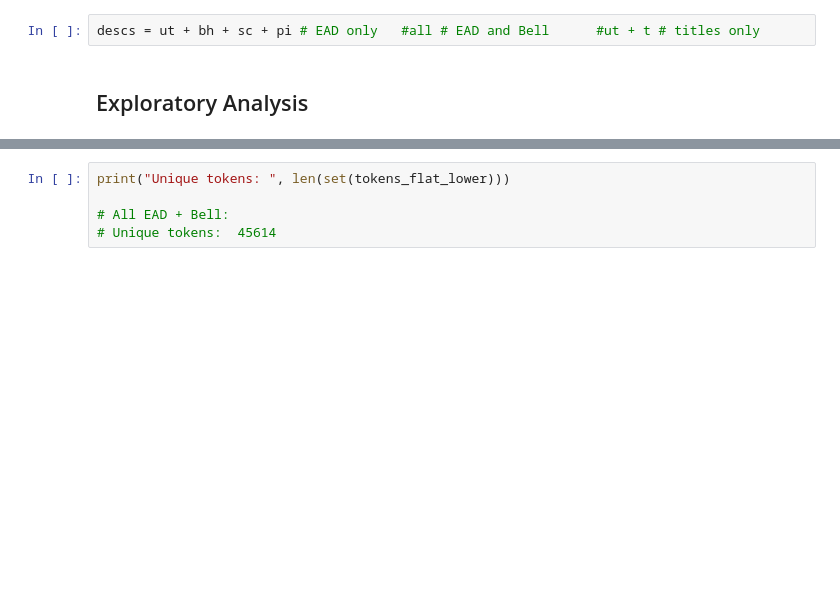
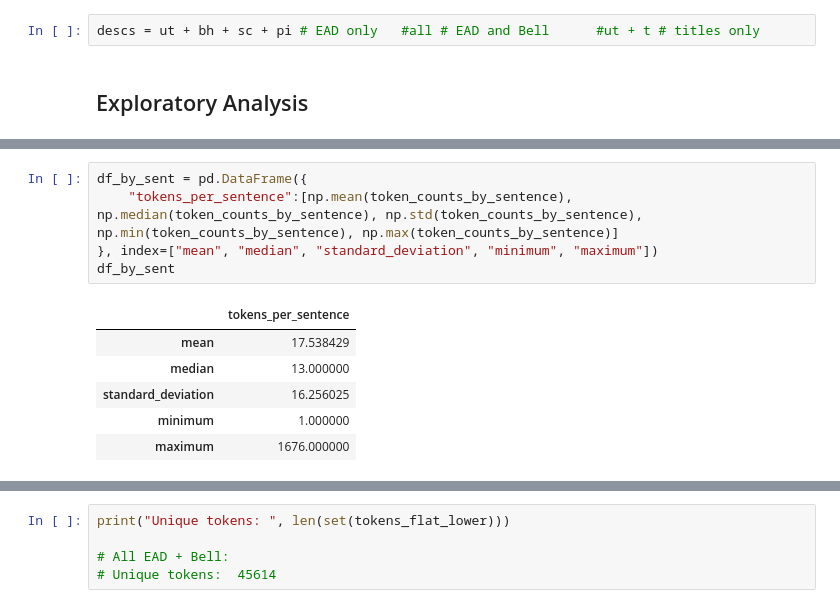
Before and after one commit to thegoose20/nusc, a Jupyter notebook: analysis_metadata.ipynb, the cells around one changed output, grey strips where cells are left out. Cells and saved outputs as stored; diff of their text form; blank space fills up the shorter version.

```diff
--- a/analysis_metadata.ipynb
+++ b/analysis_metadata.ipynb
@@ -115,0 +189,12 @@ print(tokens_flat_lower[:10])
+# %%
+df_by_sent = pd.DataFrame({
+    "tokens_per_sentence":[np.mean(token_counts_by_sentence), np.median(token_counts_by_sentence), np.std(token_counts_by_sentence), np.min(token_counts_by_sentence), np.max(token_counts_by_sentence)]
+}, index=["mean", "median", "standard_deviation", "minimum", "maximum"])
+df_by_sent
+# %% [output]
+|  | tokens_per_sentence |
+| mean | 17.538429 |
+| median | 13.000000 |
+| standard_deviation | 16.256025 |
+| minimum | 1.000000 |
+| maximum | 1676.000000 |
```
Also changed, not shown: parts of 32 cells of this notebook.
